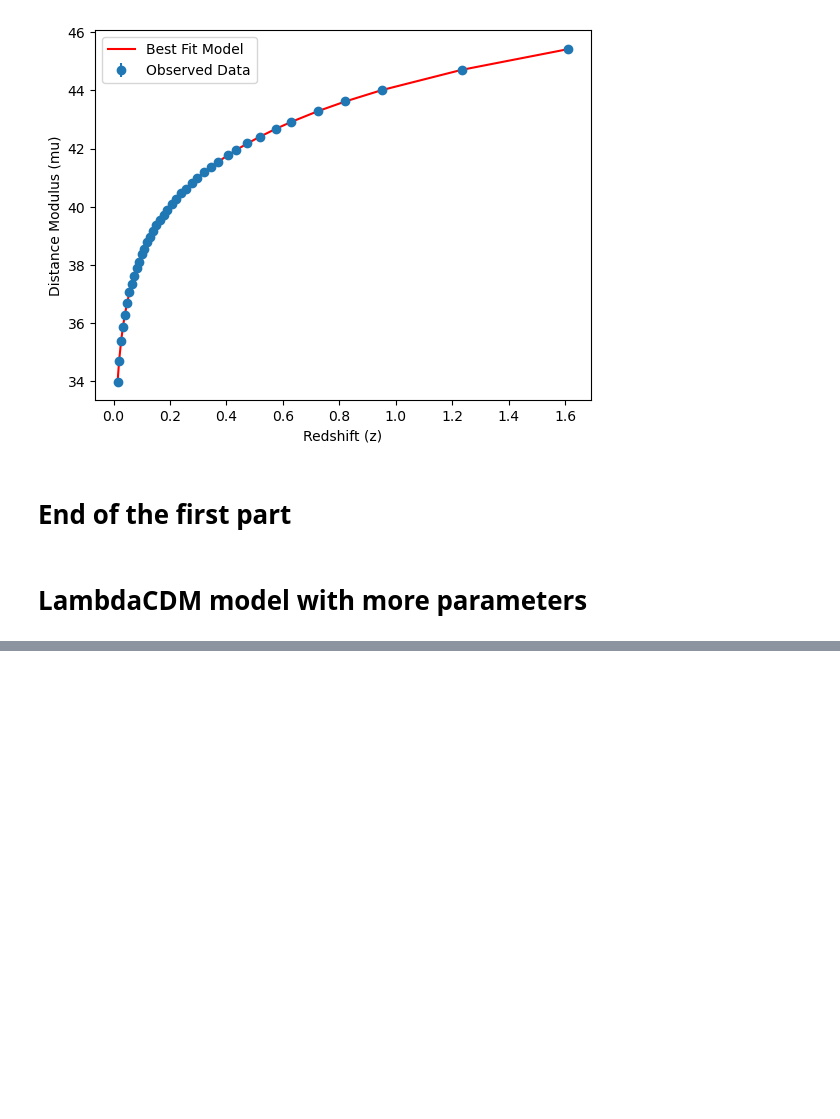
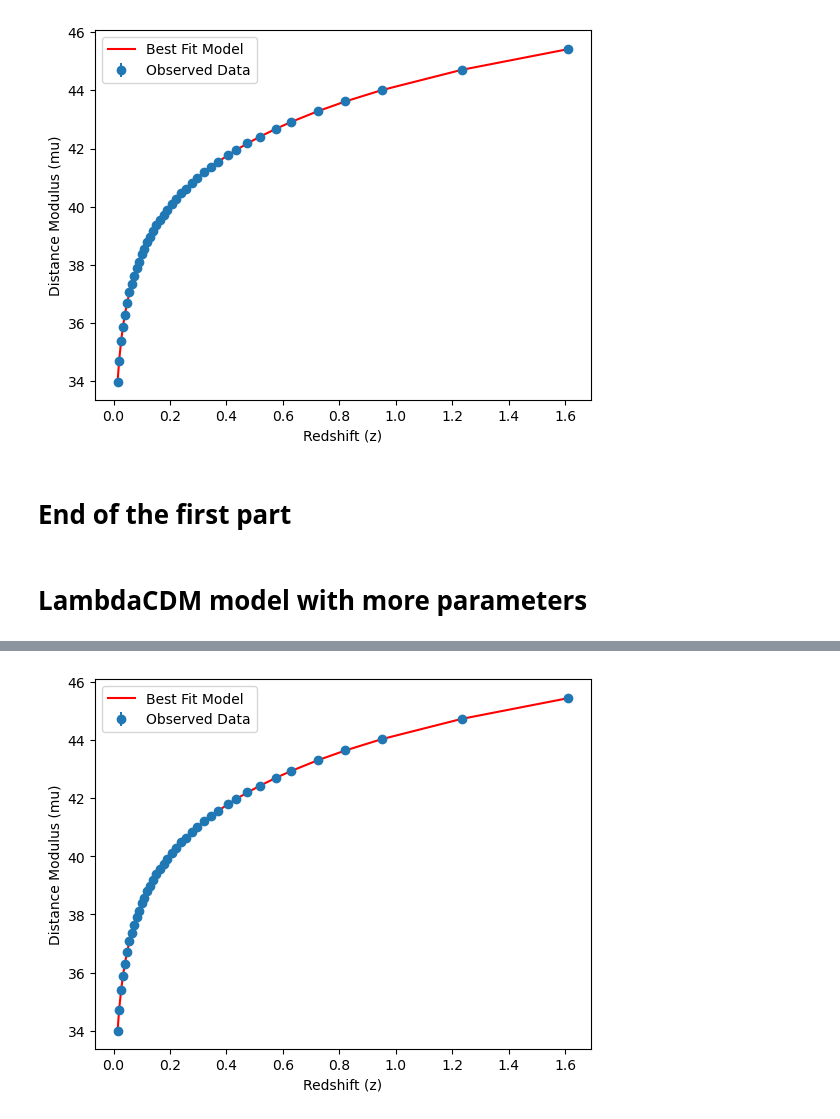
Before and after one commit to GenovaCosmology/AstroCosmoComputational, a Jupyter notebook: Students/AndreaGatti/Exam_Computazza/project.ipynb, the cells around one changed output, grey strips where cells are left out. Cells and saved outputs as stored; diff of their text form; code cells hidden in the pictures; blank space fills up the shorter version.

```diff
--- a/Students/AndreaGatti/Exam_Computazza/project.ipynb
+++ b/Students/AndreaGatti/Exam_Computazza/project.ipynb
@@ -173,7 +174,7 @@ H0 = 67.5
 omega_matter = 0.319
 omega_rad = 2.47e-5/(0.672)**2 # 0.00005
 omega_k = 0
-omega_L = 0.679 # 1 - omega_matter - omega_rad - omega_k
+omega_L = 0.681 # 1 - omega_matter - omega_rad - omega_k
 w=-1
 # %%
 # Extract relevant columns
@@ -186,7 +187,7 @@ z_list = data['zcmb'].values
 mu = []
 for z_prime in z_list:
     mu.append(5*np.log10(Dc_w(hubble_function_w, z_prime, omega_matter, omega_rad, omega_k, omega_L, w, H0)*(1+z_prime)) + 25) #mu.append(5*np.log10(Dc(hubble_function,z_prime,0.319,0,-1,68)*(1+z_prime)) + 25)
-print(mu)
+#print(mu)
 '''
 # Plot mu vs z (to verify that the distances are right)
 plt.plot(z_list, mu, 'o')
@@ -198,15 +199,15 @@ plt.show()
 data['mb'] = mu
 # Define the likelihood function
 def ln_likelihood(params, data, cov_inv):
-    H0, Om0 = params #, w0, wa
+    H0, Omega_mat, Omega_rad, Omega_k, Omega_L = params
     #print(H0, Om0)
-    if Om0 < 0:
+    if Omega_mat and Omega_rad and Omega_k and Omega_L < 0:
         return -np.inf
     z = data['zcmb'].values
     d = data['mb'].values
     mu = []
-    for z_prime in z:
-        mu.append(5*np.log10(Dc(hubble_function,z_prime,Om0,0,-1,H0)*(1+z_prime)) + 25) #it is equivalent to get_mu(z, H0, Om0, w0, wa)
+    for z_prime in z_list:
+        mu.append(5*np.log10(Dc_w(hubble_function_w, z_prime, omega_matter, omega_rad, omega_k, omega_L, -1, H0)*(1+z_prime)) + 25) #it is equivalent to get_mu(z, H0, Om0, w0, wa)
     diff = d - mu
     term1 = -0.5 * diff @ cov_inv @ diff # @ is the matrix multiplication
 
@@ -220,0 +263,21 @@ def neg_ln_likelihood(params, data, cov_inv):
+# %%
+# Generate model predictions using the best fit parameters
+#z = data['zcmb'].values
+H0_best, Omega_matter_best, Omega_rad_best, Omega_k_best, Omega_L_best = optimized_params
+mu_best = []
+for z_prime in z_list:
+    mu_best.append(5*np.log10(Dc_w(hubble_function_w, z_prime, Omega_matter_best, Omega_rad_best, Omega_k_best, Omega_L_best, -1, H0_best)*(1+z_prime)) + 25)
+
+# mb is mu +19.3, so:
+y = data['mb'].values # cfr. Mari
+#xerr = data['dz'].values
+
+# Plot the observed data and model predictions
+plt.errorbar(z, y, yerr=data['dmb'], fmt='o', label='Observed Data')
+plt.plot(z_list, mu_best, 'r-', label='Best Fit Model')
+plt.xlabel('Redshift (z)')
+plt.ylabel('Distance Modulus (mu)')
+plt.legend()
+plt.show()
+# %% [output]
+[figure, added]
```
Also changed, not shown: parts of 3 cells of this notebook, 1 other file.
